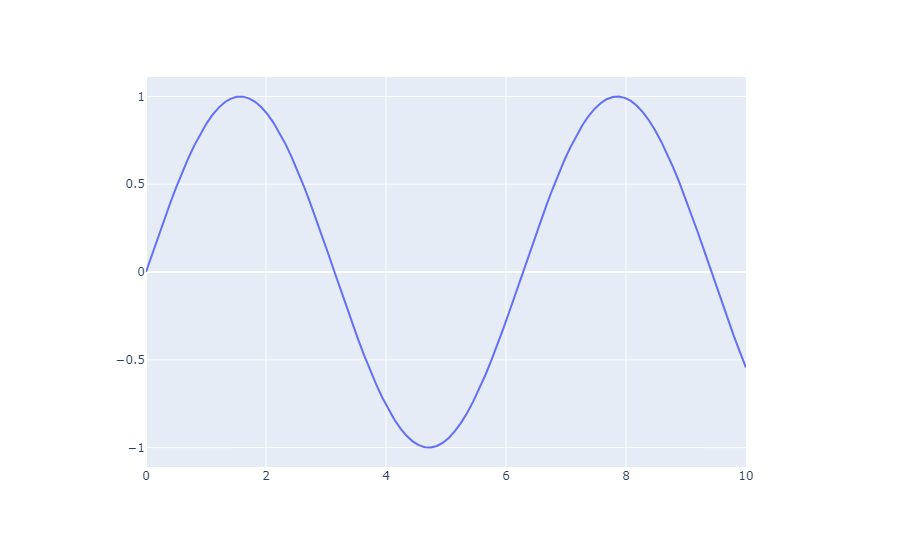
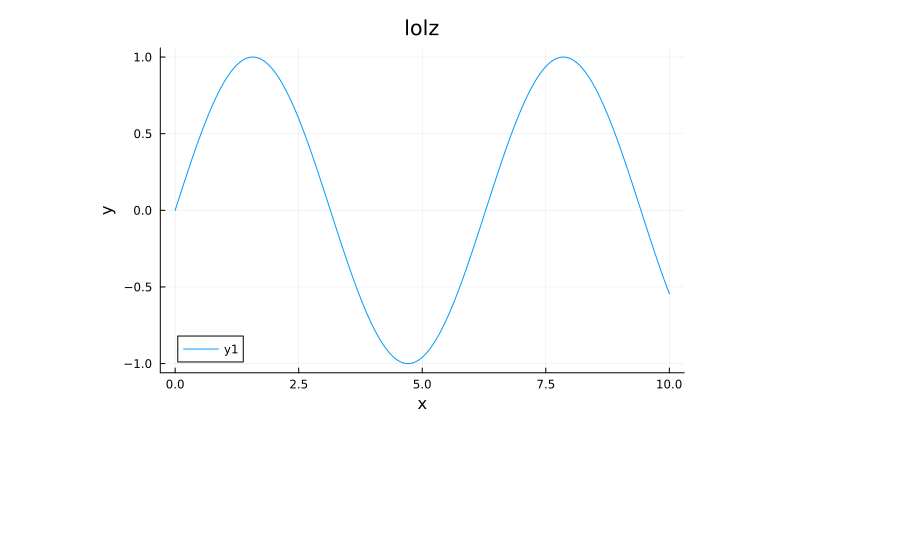
Before and after one commit to ISIPINK/julia-test, a Jupyter notebook: test.ipynb, the cells around one changed output. Saved outputs shown, nothing was run; the diff lists cells and outputs as text; code cells hidden in the pictures; blank space fills up the shorter version.

Commit message:
changed the plotting

```diff
--- a/test.ipynb
+++ b/test.ipynb
@@ -1,7 +1,8 @@
 # %%
-using PlotlyJS
-x = range(0,10,1000)
+using Plots
+x = range(0,10,10000)
 y = sin.(x)
-plot(x,y)
+
+Plots.plot(x,y,title = "lolz",ylabel="y",xlabel="x")
 # %% [output]
-[figure, old version]
+[figure, new version]
```
Also changed, not shown: 2 other files.
